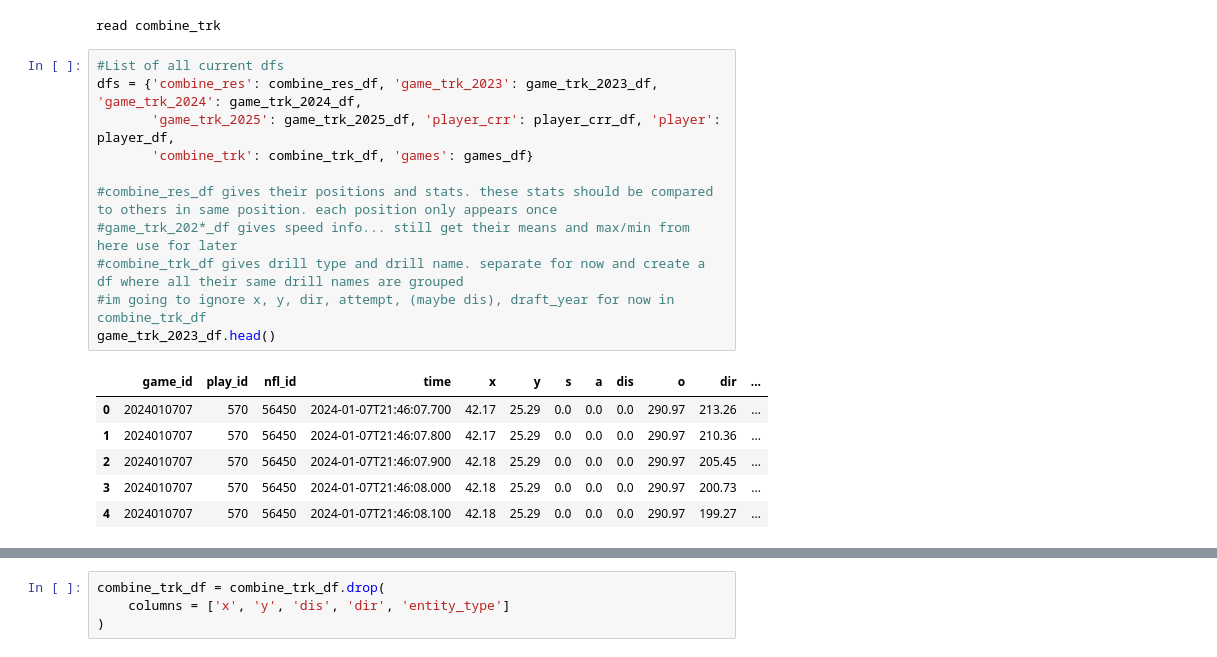
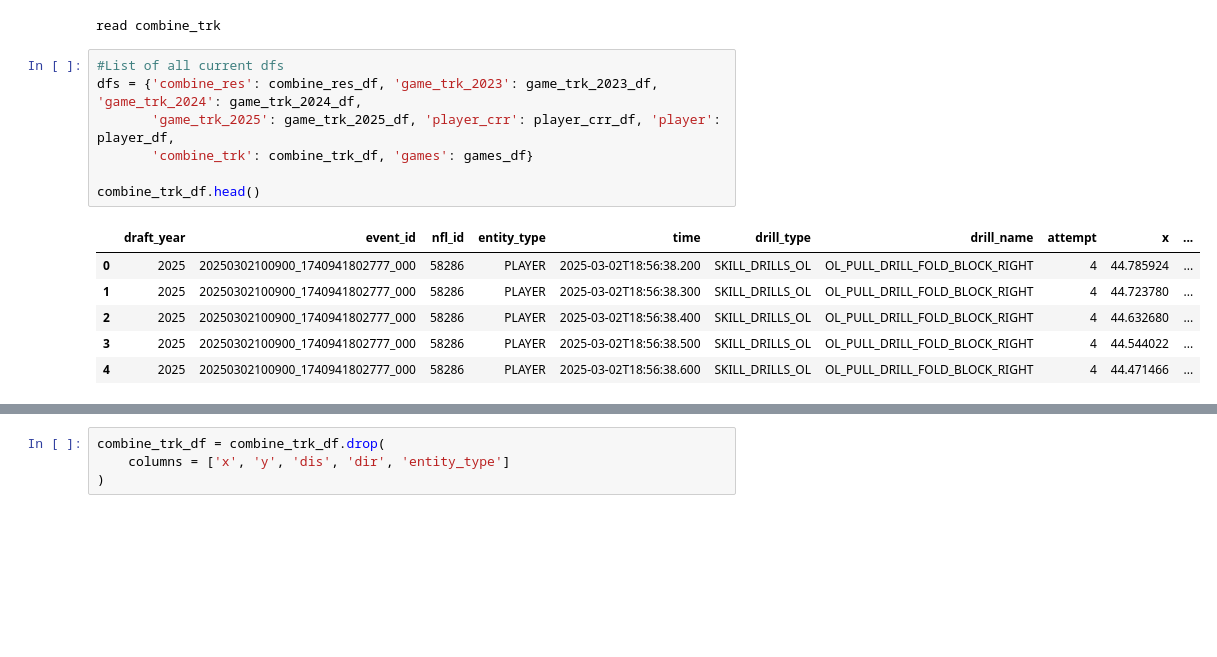
Before and after one commit to csilva1-eng/combine_project, a Jupyter notebook: cis4930_project.ipynb, the cells around one changed output, grey strips where cells are left out. Cells and saved outputs as stored; diff of their text form; blank space fills up the shorter version.

```diff
--- a/cis4930_project.ipynb
+++ b/cis4930_project.ipynb
@@ -61,21 +87,17 @@ read combine_trk
 # %%
 #List of all current dfs
 dfs = {'combine_res': combine_res_df, 'game_trk_2023': game_trk_2023_df, 'game_trk_2024': game_trk_2024_df,
        'game_trk_2025': game_trk_2025_df, 'player_crr': player_crr_df, 'player': player_df,
        'combine_trk': combine_trk_df, 'games': games_df}
 
-#combine_res_df gives their positions and stats. these stats should be compared to others in same position. each position only appears once
-#game_trk_202*_df gives speed info... still get their means and max/min from here use for later
-#combine_trk_df gives drill type and drill name. separate for now and create a df where all their same drill names are grouped
-#im going to ignore x, y, dir, attempt, (maybe dis), draft_year for now in combine_trk_df
-game_trk_2023_df.head()
+combine_trk_df.head()
 # %% [output]
-|  | game_id | play_id | nfl_id | time | x | y | s | a | dis | o | dir | ... |
-| 0 | 2024010707 | 570 | 56450 | 2024-01-07T21:46:07.700 | 42.17 | 25.29 | 0.0 | 0.0 | 0.0 | 290.97 | 213.26 | ... |
-| 1 | 2024010707 | 570 | 56450 | 2024-01-07T21:46:07.800 | 42.17 | 25.29 | 0.0 | 0.0 | 0.0 | 290.97 | 210.36 | ... |
-| 2 | 2024010707 | 570 | 56450 | 2024-01-07T21:46:07.900 | 42.18 | 25.29 | 0.0 | 0.0 | 0.0 | 290.97 | 205.45 | ... |
-| 3 | 2024010707 | 570 | 56450 | 2024-01-07T21:46:08.000 | 42.18 | 25.29 | 0.0 | 0.0 | 0.0 | 290.97 | 200.73 | ... |
-| 4 | 2024010707 | 570 | 56450 | 2024-01-07T21:46:08.100 | 42.18 | 25.29 | 0.0 | 0.0 | 0.0 | 290.97 | 199.27 | ... |
+|  | draft_year | event_id | nfl_id | entity_type | time | drill_type | drill_name | attempt | x | ... |
+| 0 | 2025 | 20250302100900_1740941802777_000 | 58286 | PLAYER | 2025-03-02T18:56:38.200 | SKILL_DRILLS_OL | OL_PULL_DRILL_FOLD_BLOCK_RIGHT | 4 | 44.785924 | ... |
+| 1 | 2025 | 20250302100900_1740941802777_000 | 58286 | PLAYER | 2025-03-02T18:56:38.300 | SKILL_DRILLS_OL | OL_PULL_DRILL_FOLD_BLOCK_RIGHT | 4 | 44.723780 | ... |
+| 2 | 2025 | 20250302100900_1740941802777_000 | 58286 | PLAYER | 2025-03-02T18:56:38.400 | SKILL_DRILLS_OL | OL_PULL_DRILL_FOLD_BLOCK_RIGHT | 4 | 44.632680 | ... |
+| 3 | 2025 | 20250302100900_1740941802777_000 | 58286 | PLAYER | 2025-03-02T18:56:38.500 | SKILL_DRILLS_OL | OL_PULL_DRILL_FOLD_BLOCK_RIGHT | 4 | 44.544022 | ... |
+| 4 | 2025 | 20250302100900_1740941802777_000 | 58286 | PLAYER | 2025-03-02T18:56:38.600 | SKILL_DRILLS_OL | OL_PULL_DRILL_FOLD_BLOCK_RIGHT | 4 | 44.471466 | ... |
 # %%
 #player_crr
 player_crr_df["career_snaps"] = player_crr_df[
```
Also changed, not shown: parts of 42 cells of this notebook.
